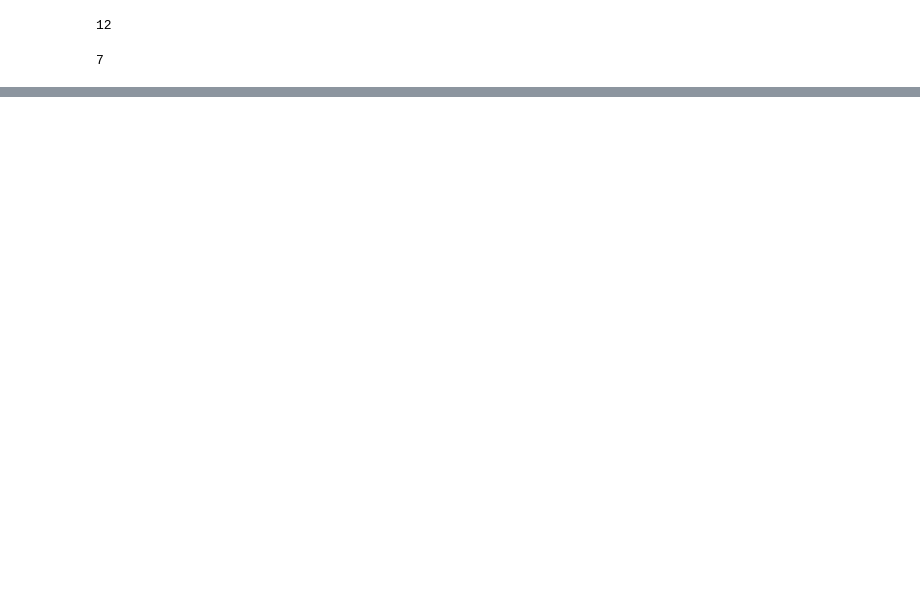
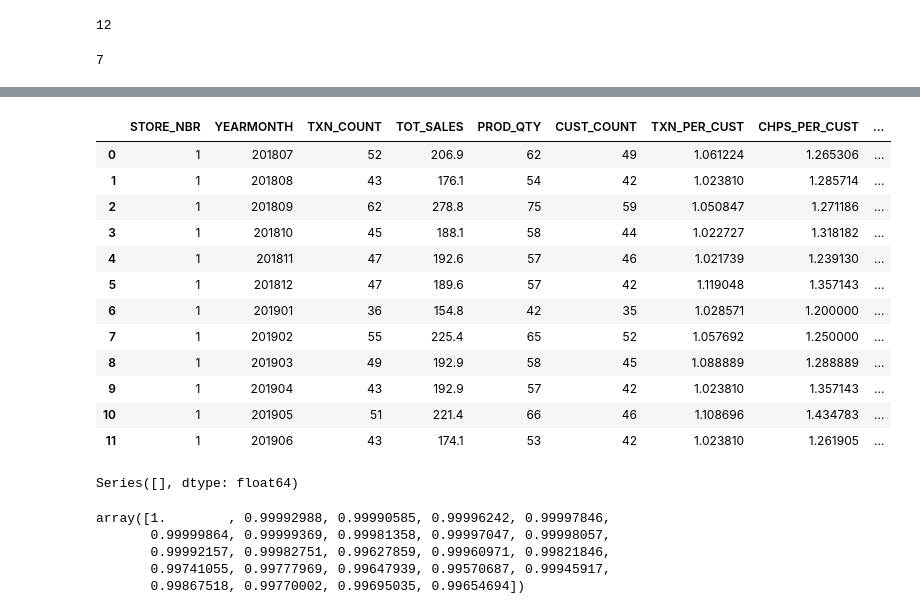
Before and after one commit to dherzey/Forage_Virtual_Internship, a Jupyter notebook: Quantium/Quantium_Task2.ipynb, the cells around one changed output, grey strips where cells are left out. Saved outputs shown, nothing was run; the diff lists cells and outputs as text; code cells hidden in the pictures; blank space fills up the shorter version.

```diff
--- a/Quantium/Quantium_Task2.ipynb
+++ b/Quantium/Quantium_Task2.ipynb
@@ -72,0 +80,4 @@ Now, we need to define the measures for our possible cont
+# %%
+init_stores_lst = possible_stores['STORE_NBR'].to_list()
+init_control_data = data[data.STORE_NBR.isin(possible_stores_lst)]
+init_control_data.shape[0]
@@ -72,0 +86,15 @@ Now, we need to define the measures for our possible cont
+# %%
+init_cntr_measures = init_control_data.groupby(['STORE_NBR','YEARMONTH'])\
+                                      .agg({"TXN_ID":"count",
+                                            "TOT_SALES":"sum",
+                                            "PROD_QTY":"sum",
+                                            "LYLTY_CARD_NBR":"nunique"})\
+                                      .reset_index()\
+                                      .rename(columns={"TXN_ID":"TXN_COUNT",
+                                                       "LYLTY_CARD_NBR":"CUST_COUNT"})
+
+init_cntr_measures['TXN_PER_CUST'] = init_cntr_measures['TXN_COUNT']/init_cntr_measures['CUST_COUNT']
+init_cntr_measures['CHPS_PER_CUST'] = init_cntr_measures['PROD_QTY']/init_cntr_measures['CUST_COUNT']
+init_cntr_measures['AVE_SPEND'] = init_cntr_measures['TOT_SALES']/init_cntr_measures['PROD_QTY']
+
+init_cntr_measures.info()
@@ -72,0 +215,31 @@ Now, we need to define the measures for our possible cont
+# %%
+init_cntr_measures[init_cntr_measures.STORE_NBR==1]
+# %% [output]
+|  | STORE_NBR | YEARMONTH | TXN_COUNT | TOT_SALES | PROD_QTY | CUST_COUNT | TXN_PER_CUST | CHPS_PER_CUST | ... |
+| 0 | 1 | 201807 | 52 | 206.9 | 62 | 49 | 1.061224 | 1.265306 | ... |
+| 1 | 1 | 201808 | 43 | 176.1 | 54 | 42 | 1.023810 | 1.285714 | ... |
+| 2 | 1 | 201809 | 62 | 278.8 | 75 | 59 | 1.050847 | 1.271186 | ... |
+| 3 | 1 | 201810 | 45 | 188.1 | 58 | 44 | 1.022727 | 1.318182 | ... |
+| 4 | 1 | 201811 | 47 | 192.6 | 57 | 46 | 1.021739 | 1.239130 | ... |
+| 5 | 1 | 201812 | 47 | 189.6 | 57 | 42 | 1.119048 | 1.357143 | ... |
+| 6 | 1 | 201901 | 36 | 154.8 | 42 | 35 | 1.028571 | 1.200000 | ... |
+| 7 | 1 | 201902 | 55 | 225.4 | 65 | 52 | 1.057692 | 1.250000 | ... |
+| 8 | 1 | 201903 | 49 | 192.9 | 58 | 45 | 1.088889 | 1.288889 | ... |
+| 9 | 1 | 201904 | 43 | 192.9 | 57 | 42 | 1.023810 | 1.357143 | ... |
+| 10 | 1 | 201905 | 51 | 221.4 | 66 | 46 | 1.108696 | 1.434783 | ... |
+| 11 | 1 | 201906 | 43 | 174.1 | 53 | 42 | 1.023810 | 1.261905 | ... |
+# %%
+trial_store = trial_measures[trial_measures.STORE_NBR==77][columns]
+cntrl_store = init_cntr_measures[init_cntr_measures.STORE_NBR==2][columns]
+
+trial_store.corrwith(cntrl_store, axis=1, drop=True).reset_index(drop=True)
+# %% [output]
+Series([], dtype: float64)
+# %%
+np.corrcoef(trial_store, cntrl_store)[0]
+# %% [output]
+array([1.        , 0.99992988, 0.99990585, 0.99996242, 0.99997846,
+       0.99999864, 0.99999369, 0.99981358, 0.99997047, 0.99998057,
+       0.99992157, 0.99982751, 0.99627859, 0.99960971, 0.99821846,
+       0.99741055, 0.99777969, 0.99647939, 0.99570687, 0.99945917,
+       0.99867518, 0.99770002, 0.99695035, 0.99654694])
```
Also changed, not shown: parts of 18 cells of this notebook, 1 other file.
